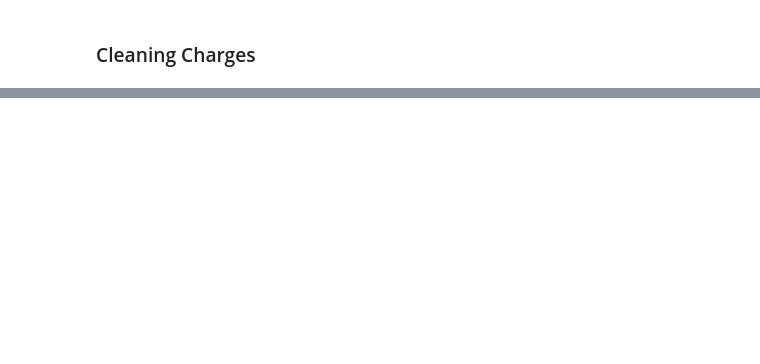
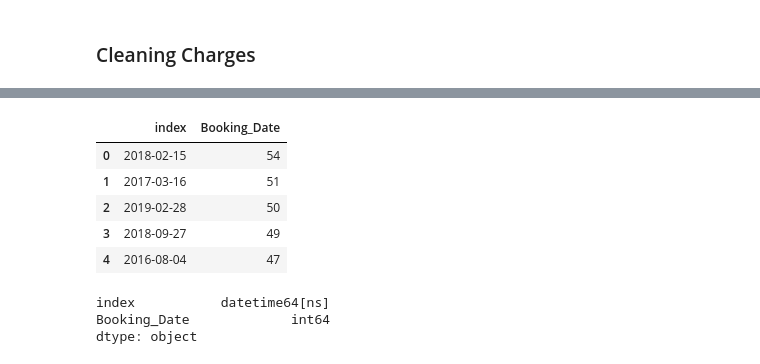
Before and after one commit to cynthiahuallanca/Miami_Crime_2019, a Jupyter notebook: Cleaning (Transform Process).ipynb, the cells around one changed output, grey strips where cells are left out. Cells and saved outputs as stored; diff of their text form; code cells hidden in the pictures; blank space fills up the shorter version.

```diff
--- a/Cleaning (Transform Process).ipynb
+++ b/Cleaning (Transform Process).ipynb
@@ -106,3 +121,7 @@ df.head()
+# %%
+df['Booking_Date'] = pd.to_datetime(df['Booking_Date'])
+
+df['day_of_week'] = df['Booking_Date'].dt.day_name()
 # %% [markdown]
 ### Cleaning Charges
 # %%
@@ -640,0 +712,5 @@ for index, row in df["Crime_Family1"].iteritems():
+# %%
+# set up additional columns to hold information
+df['lat'] = ""
+df['lon'] = ""
+df['Zip_code_from_api'] = ""
@@ -783,5 +857,0 @@ from pprint import pprint
-# %%
-# set up additional columns to hold information
-df['lat'] = ""
-df['lon'] = ""
-df['Zip_code'] = ""
@@ -848,0 +885,4 @@ df.tail()
+# %%
+# Create new dataframe for time series calculations
+ts = pd.DataFrame(df["Booking_Date"].value_counts())
+ts.head()
@@ -848,0 +907,10 @@ df.tail()
+# %%
+ts.reset_index(inplace=True)
+ts.head()
+# %% [output]
+|  | index | Booking_Date |
+| 0 | 2018-02-15 | 54 |
+| 1 | 2017-03-16 | 51 |
+| 2 | 2019-02-28 | 50 |
+| 3 | 2018-09-27 | 49 |
+| 4 | 2016-08-04 | 47 |
@@ -849 +919,7 @@ df.tail()
+# %%
+ts.dtypes
+# %% [output]
+index           datetime64[ns]
+Booking_Date             int64
+dtype: object
 # %%
```
Also changed, not shown: parts of 35 cells of this notebook.
